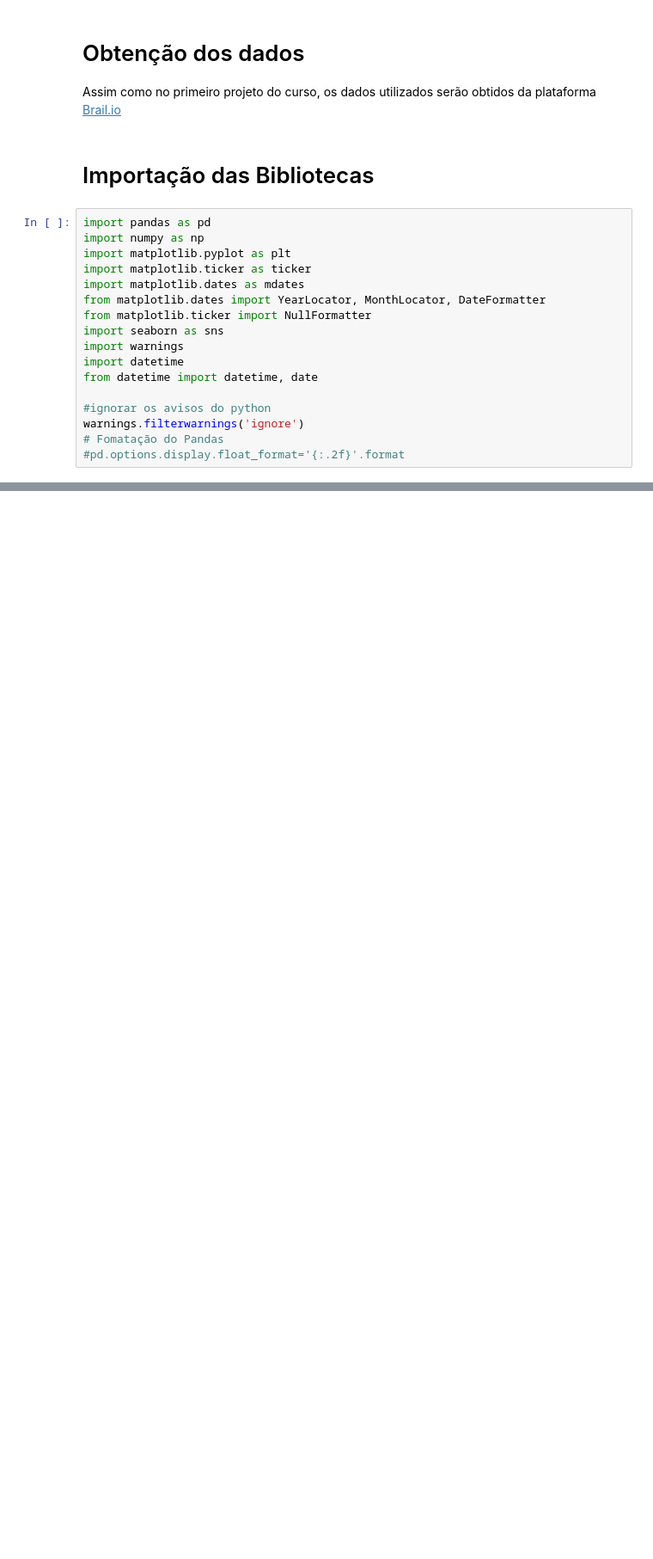
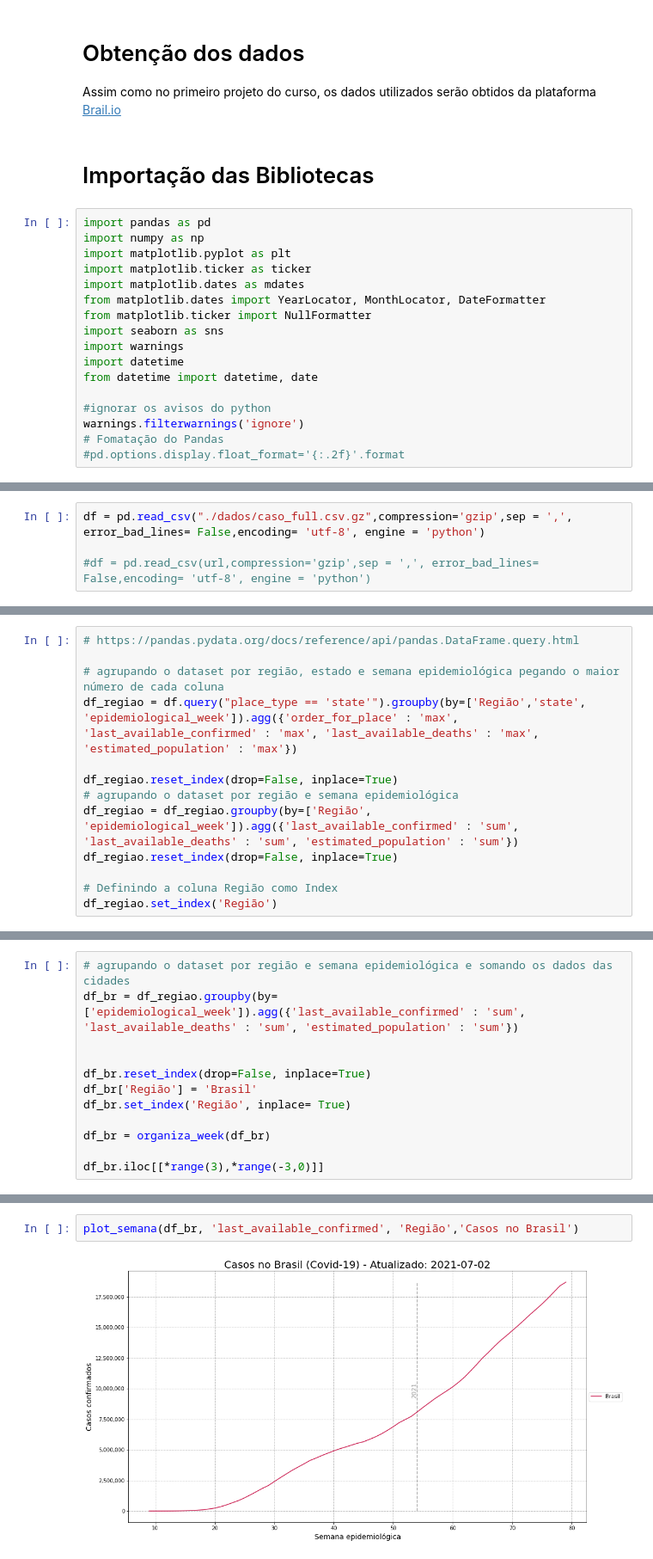
Before and after one commit to antoniodragoc/Projeto_Modulo_03, a Jupyter notebook: Projeto_Modulo_03.ipynb, the cells around one changed output, grey strips where cells are left out. Shown at 86% size. Cells and saved outputs as stored; diff of their text form; blank space fills up the shorter version.

```diff
--- a/Projeto_Modulo_03.ipynb
+++ b/Projeto_Modulo_03.ipynb
@@ -54,0 +163,4 @@ warnings.filterwarnings('ignore')
+# %%
+df = pd.read_csv("./dados/caso_full.csv.gz",compression='gzip',sep = ',', error_bad_lines= False,encoding= 'utf-8', engine = 'python')
+
+#df = pd.read_csv(url,compression='gzip',sep = ',', error_bad_lines= False,encoding= 'utf-8', engine = 'python')
@@ -54,0 +193,13 @@ warnings.filterwarnings('ignore')
+# %%
+# https://pandas.pydata.org/docs/reference/api/pandas.DataFrame.query.html
+
+# agrupando o dataset por região, estado e semana epidemiológica pegando o maior número de cada coluna
+df_regiao = df.query("place_type == 'state'").groupby(by=['Região','state', 'epidemiological_week']).agg({'order_for_place' : 'max', 'last_available_confirmed' : 'max', 'last_available_deaths' : 'max', 'estimated_population' : 'max'})
+
+df_regiao.reset_index(drop=False, inplace=True)
+# agrupando o dataset por região e semana epidemiológica
+df_regiao = df_regiao.groupby(by=['Região', 'epidemiological_week']).agg({'last_available_confirmed' : 'sum', 'last_available_deaths' : 'sum', 'estimated_population' : 'sum'})
+df_regiao.reset_index(drop=False, inplace=True)
+
+# Definindo a coluna Região como Index
+df_regiao.set_index('Região')
@@ -54,0 +223,12 @@ warnings.filterwarnings('ignore')
+# %%
+# agrupando o dataset por região e semana epidemiológica e somando os dados das cidades
+df_br = df_regiao.groupby(by=['epidemiological_week']).agg({'last_available_confirmed' : 'sum', 'last_available_deaths' : 'sum', 'estimated_population' : 'sum'})
+
+
+df_br.reset_index(drop=False, inplace=True)
+df_br['Região'] = 'Brasil'
+df_br.set_index('Região', inplace= True)
+
+df_br = organiza_week(df_br)
+
+df_br.iloc[[*range(3),*range(-3,0)]]
@@ -54,0 +254,4 @@ warnings.filterwarnings('ignore')
+# %%
+plot_semana(df_br, 'last_available_confirmed', 'Região','Casos no Brasil')
+# %% [output]
+[figure, added]
```
Also changed, not shown: parts of 53 cells of this notebook, 1 other file.
